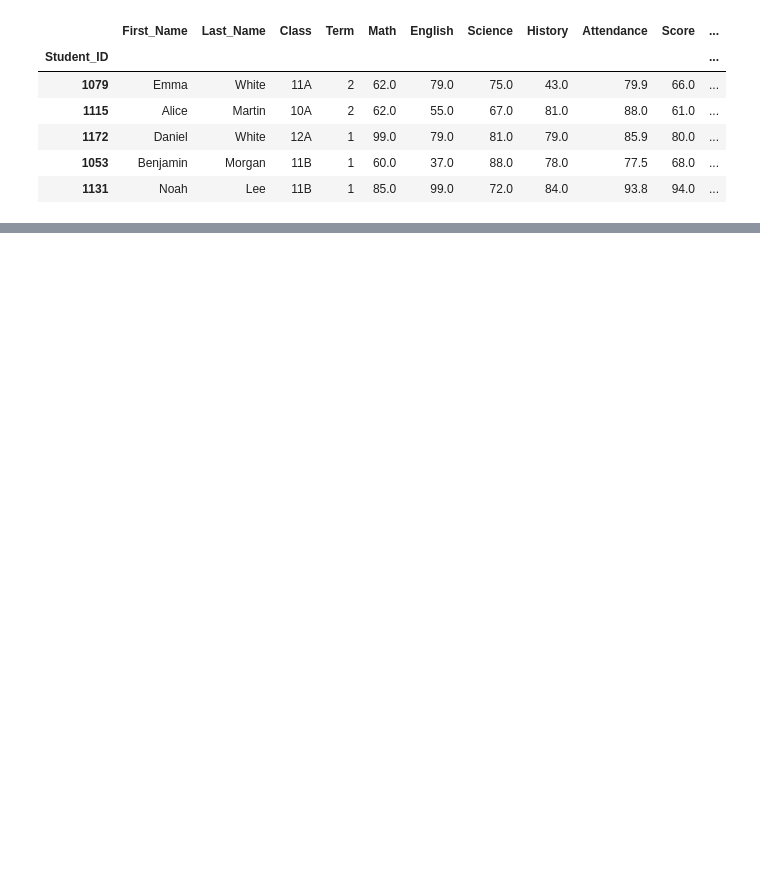
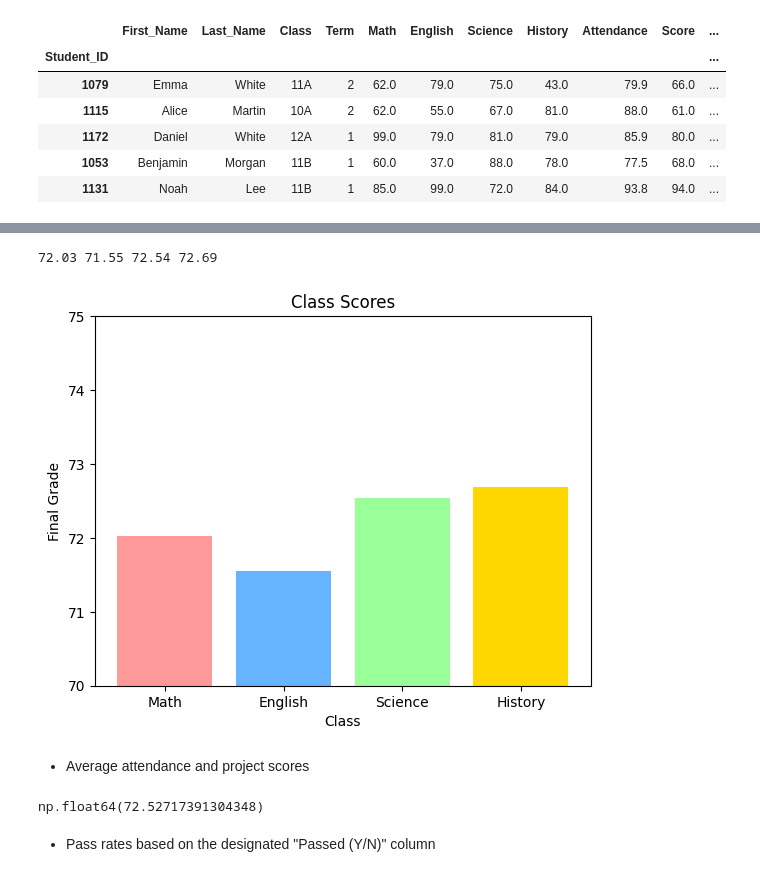
Before and after one commit to jemerson24/data_analysis_report, a Jupyter notebook: notebook/data_analysis_report.ipynb, the cells around one changed output, grey strips where cells are left out. Saved outputs shown, nothing was run; the diff lists cells and outputs as text; code cells hidden in the pictures; blank space fills up the shorter version.

```diff
--- a/notebook/data_analysis_report.ipynb
+++ b/notebook/data_analysis_report.ipynb
@@ -24,0 +58,22 @@ bm_df = uni_df.loc[2079:2141]
+# %%
+avg_math = round(np.average(data_df["Math"]), 2)
+avg_eng = round(np.average(data_df["English"]), 2)
+avg_sci = round(np.average(data_df["Science"]), 2)
+avg_his = round(np.average(data_df["History"]), 2)
+avg_scores = [avg_math, avg_eng, avg_sci, avg_his]
+labels = ["Math", "English", "Science", "History"]
+print(avg_math, avg_eng, avg_sci, avg_his)
+# %% [output]
+72.03 71.55 72.54 72.69
+# %%
+# Plot
+plt.bar(labels, avg_scores, color=['#ff9999', '#66b3ff',  '#99ff99', '#FFD700'])
+plt.title('Class Scores')
+plt.xlabel('Class')
+plt.ylabel('Final Grade')
+plt.ylim(70, 75)
+plt.show()
+# %% [output]
+[figure, added]
+# %% [markdown]
+- Average attendance and project scores
@@ -24,0 +82,6 @@ bm_df = uni_df.loc[2079:2141]
+# %%
+avg_test_scores
+# %% [output]
+np.float64(72.52717391304348)
+# %% [markdown]
+- Pass rates based on the designated "Passed (Y/N)" column
```
Also changed, not shown: parts of 12 cells of this notebook.
